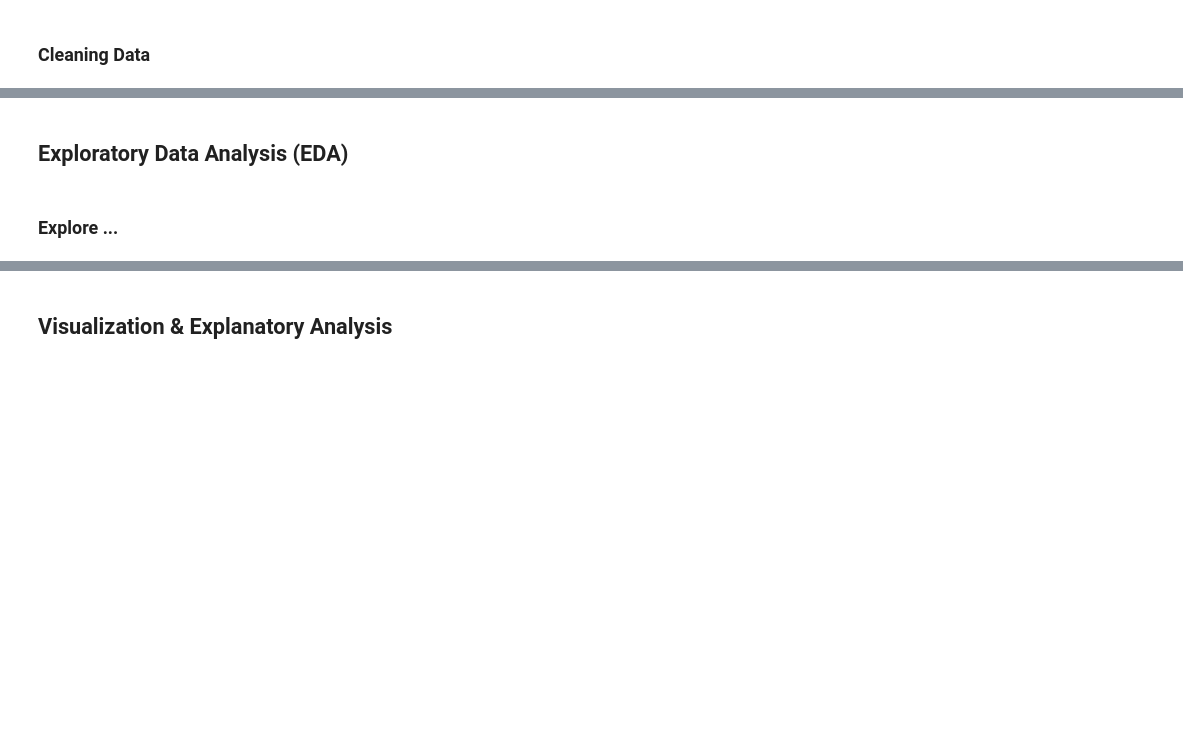
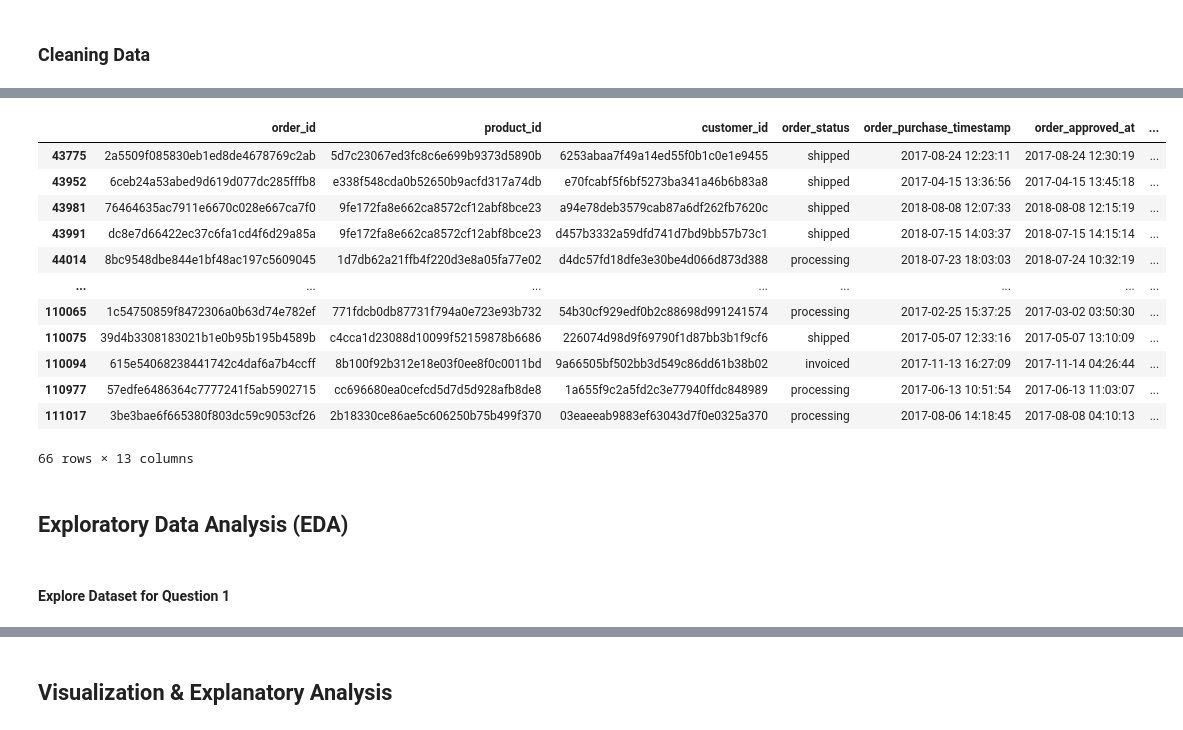
Before and after one commit to RamadhanIY/Proyek-Akhir-Dicoding-Data_Analysis, a Jupyter notebook: Proyek_Analisis_Data.ipynb, the cells around one changed output, grey strips where cells are left out. Cells and saved outputs as stored; diff of their text form; code cells hidden in the pictures; blank space fills up the shorter version.

```diff
--- a/Proyek_Analisis_Data.ipynb
+++ b/Proyek_Analisis_Data.ipynb
@@ -27,4 +213,22 @@ Call files from Github
+# %%
+#check missing values
+missing_values = fashion_data_2[fashion_data_2.isnull().any(axis=1)]
+missing_values
+# %% [output]
+|  | order_id | product_id | customer_id | order_status | order_purchase_timestamp | order_approved_at | ... |
+| 43775 | 2a5509f085830eb1ed8de4678769c2ab | 5d7c23067ed3fc8c6e699b9373d5890b | 6253abaa7f49a14ed55f0b1c0e1e9455 | shipped | 2017-08-24 12:23:11 | 2017-08-24 12:30:19 | ... |
+| 43952 | 6ceb24a53abed9d619d077dc285fffb8 | e338f548cda0b52650b9acfd317a74db | e70fcabf5f6bf5273ba341a46b6b83a8 | shipped | 2017-04-15 13:36:56 | 2017-04-15 13:45:18 | ... |
+| 43981 | 76464635ac7911e6670c028e667ca7f0 | 9fe172fa8e662ca8572cf12abf8bce23 | a94e78deb3579cab87a6df262fb7620c | shipped | 2018-08-08 12:07:33 | 2018-08-08 12:15:19 | ... |
+| 43991 | dc8e7d66422ec37c6fa1cd4f6d29a85a | 9fe172fa8e662ca8572cf12abf8bce23 | d457b3332a59dfd741d7bd9bb57b73c1 | shipped | 2018-07-15 14:03:37 | 2018-07-15 14:15:14 | ... |
+| 44014 | 8bc9548dbe844e1bf48ac197c5609045 | 1d7db62a21ffb4f220d3e8a05fa77e02 | d4dc57fd18dfe3e30be4d066d873d388 | processing | 2018-07-23 18:03:03 | 2018-07-24 10:32:19 | ... |
+| ... | ... | ... | ... | ... | ... | ... | ... |
+| 110065 | 1c54750859f8472306a0b63d74e782ef | 771fdcb0db87731f794a0e723e93b732 | 54b30cf929edf0b2c88698d991241574 | processing | 2017-02-25 15:37:25 | 2017-03-02 03:50:30 | ... |
+| 110075 | 39d4b3308183021b1e0b95b195b4589b | c4cca1d23088d10099f52159878b6686 | 226074d98d9f69790f1d87bb3b1f9cf6 | shipped | 2017-05-07 12:33:16 | 2017-05-07 13:10:09 | ... |
+| 110094 | 615e54068238441742c4daf6a7b4ccff | 8b100f92b312e18e03f0ee8f0c0011bd | 9a66505bf502bb3d549c86dd61b38b02 | invoiced | 2017-11-13 16:27:09 | 2017-11-14 04:26:44 | ... |
+| 110977 | 57edfe6486364c7777241f5ab5902715 | cc696680ea0cefcd5d7d5d928afb8de8 | 1a655f9c2a5fd2c3e77940ffdc848989 | processing | 2017-06-13 10:51:54 | 2017-06-13 11:03:07 | ... |
+| 111017 | 3be3bae6f665380f803dc59c9053cf26 | 2b18330ce86ae5c606250b75b499f370 | 03eaeeab9883ef63043d7f0e0325a370 | processing | 2017-08-06 14:18:45 | 2017-08-08 04:10:13 | ... |
+66 rows × 13 columns
 # %% [markdown]
 ## Exploratory Data Analysis (EDA)
 # %% [markdown]
-### Explore ...
+#### Explore Dataset for Question 1
```
Also changed, not shown: parts of 44 cells of this notebook, 3 other files.
